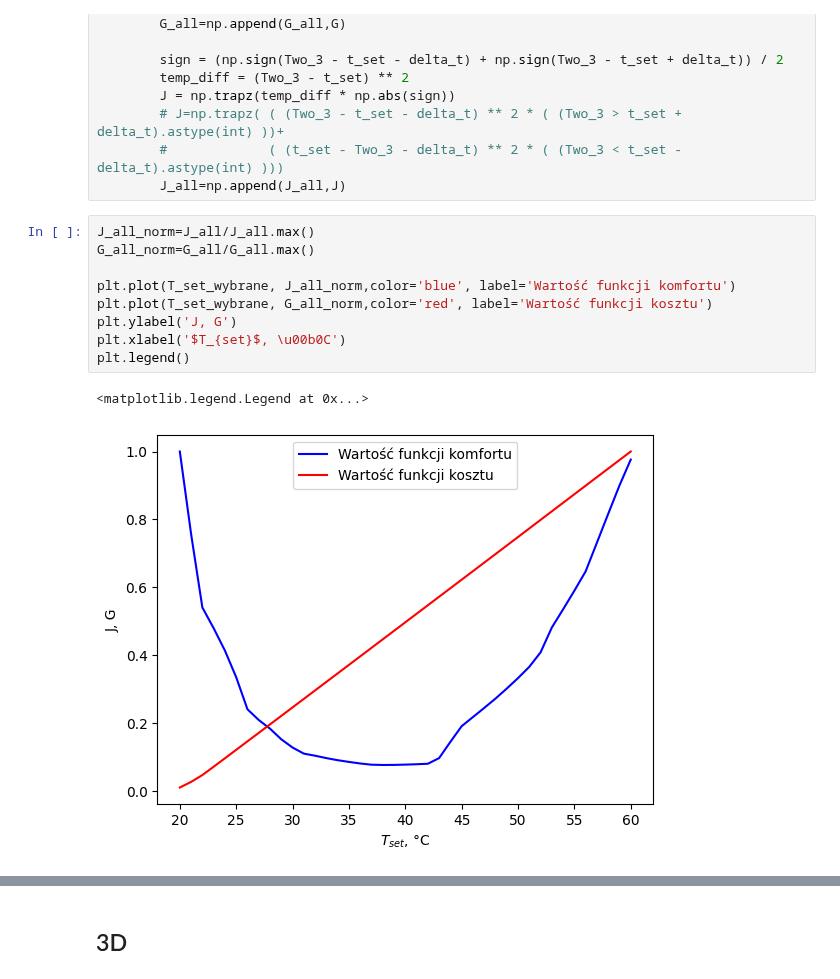
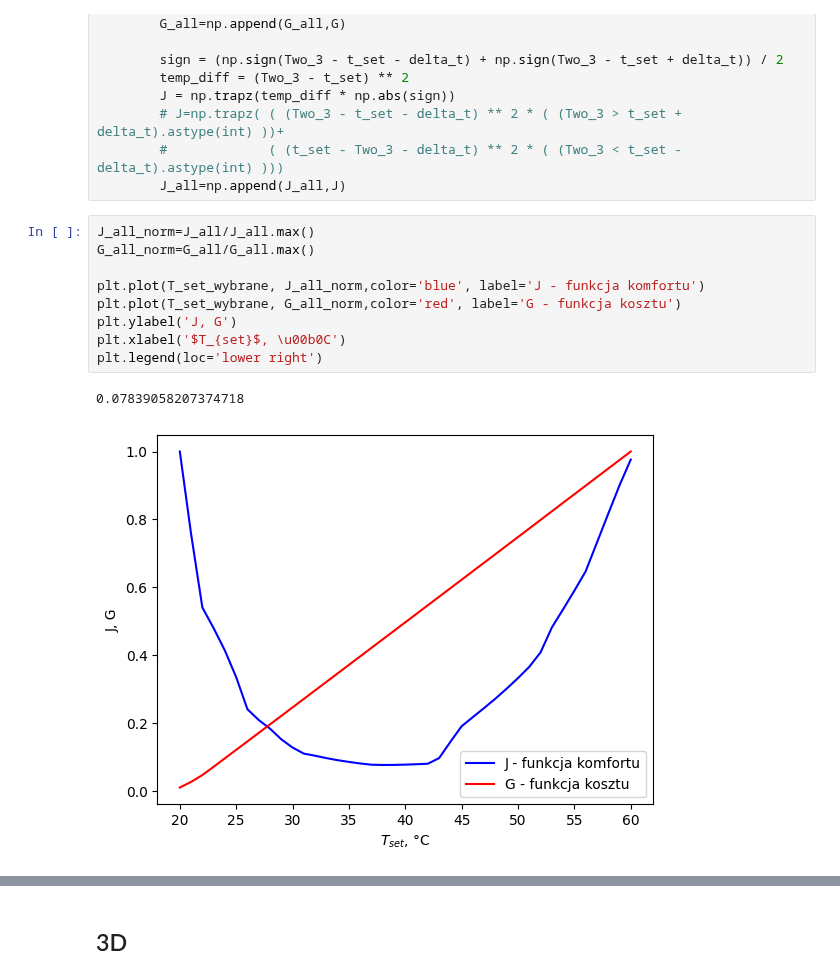
Before and after one commit to KulsonKula/Analiza-i-modelowanie-procesow-zwiazanych-z-systemem-centralnego-ogrzewania, a Jupyter notebook: Kod/Symulacja.IPYNB, the cells around one changed output, grey strips where cells are left out. Drawn from its saved outputs; the diff is of its cells as text.

```diff
--- a/Kod/Symulacja.IPYNB
+++ b/Kod/Symulacja.IPYNB
@@ -251,12 +251,12 @@ for t_set in T_set_wybrane:
 # %%
 J_all_norm=J_all/J_all.max()
 G_all_norm=G_all/G_all.max()
 
-plt.plot(T_set_wybrane, J_all_norm,color='blue', label='Wartość funkcji komfortu')
-plt.plot(T_set_wybrane, G_all_norm,color='red', label='Wartość funkcji kosztu')
+plt.plot(T_set_wybrane, J_all_norm,color='blue', label='J - funkcja komfortu')
+plt.plot(T_set_wybrane, G_all_norm,color='red', label='G - funkcja kosztu')
 plt.ylabel('J, G')
 plt.xlabel('$T_{set}$, \u00b0C')
-plt.legend()
+plt.legend(loc='lower right')
 # %% [output]
-<matplotlib.legend.Legend at 0x...>
+0.07839058207374718
-[figure, old version]
+[figure, new version]
```
Also changed, not shown: parts of 5 cells of this notebook, 11 other files.
